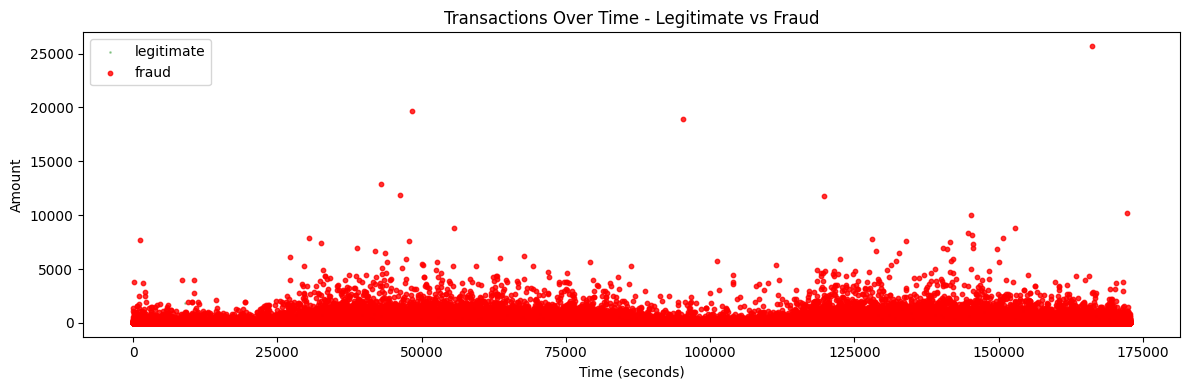
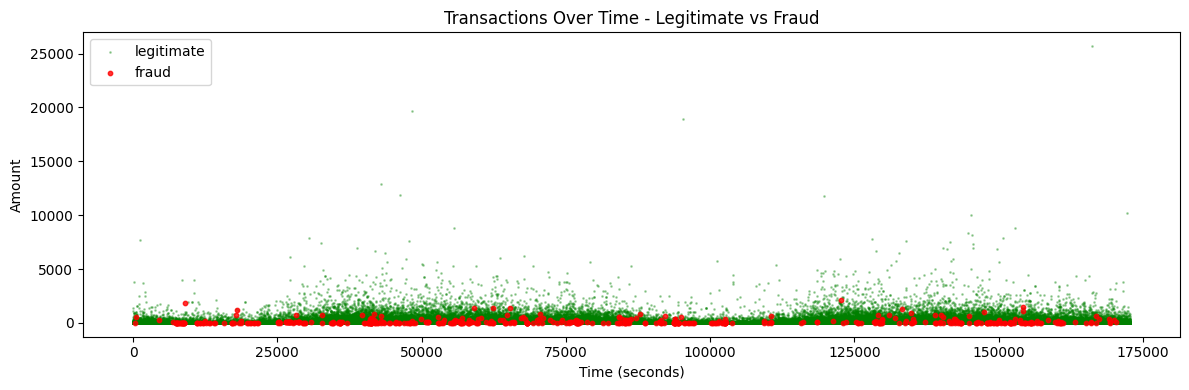
Unified diff of the notebook cell whose output changed from the first chart to the second:
--- before
+++ after
@@ -1,9 +1,9 @@
 plt.figure(figsize= (12, 4))
 plt.scatter(df[df['Class']==0]['Time'], 
-           df[df['Class']==1]['Amount'],
+           df[df['Class']==0]['Amount'],
            alpha=0.3, label='legitimate', s=1, color='green')
 
-plt.scatter(df[df['Class']==0]['Time'], 
-           df[df['Class']==0]['Amount'],
+plt.scatter(df[df['Class']==1]['Time'], 
+           df[df['Class']==1]['Amount'],
            alpha=0.8, label='fraud', s=10, color='red')
 
@@ -13,2 +13,4 @@
 plt.legend()
 plt.tight_layout()
+plt.savefig('../reports/time_distribution.png')
+plt.show()

Commit: statistical summary, found fraud avg amount higher than legitimate